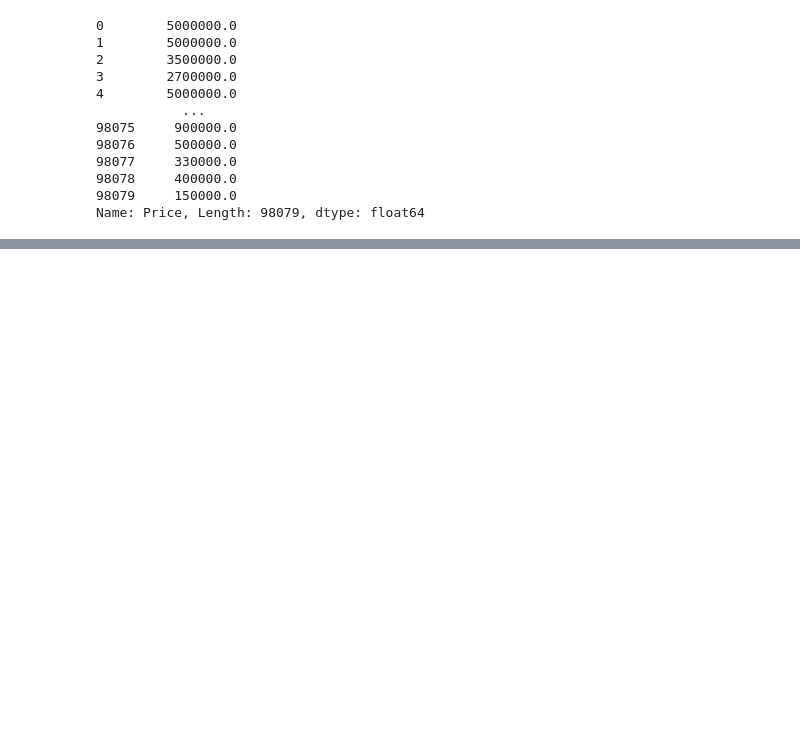
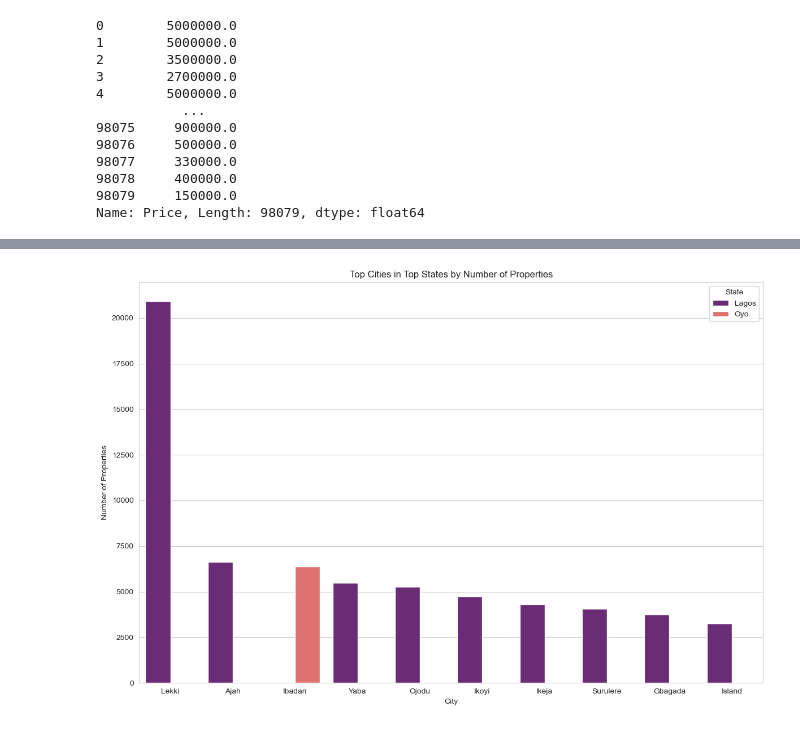
Before and after one commit to Oluwas3yifunmi/Nigeria_Building_Analysis, a Jupyter notebook: rents.ipynb, the cells around one changed output, grey strips where cells are left out. Drawn from its saved outputs; the diff is of its cells as text; code cells hidden in the pictures; blank space fills up the shorter version.

Commit message:
first visualization

```diff
--- a/rents.ipynb
+++ b/rents.ipynb
@@ -111,0 +103,21 @@ dfc.head()
+# %%
+#geographical distribution states level
+state_dist = dfc['Location'].value_counts(ascending=False)
+top_5_states = state_dist.head(5).index
+#filtering the data for the top 5 states
+top_states_data = dfc[dfc['Location'].isin(top_5_states)]
+#analyzing the distribution of properties in each city of each state
+top_state_dist = top_states_data.groupby(['Location', 'City']).size().sort_values(ascending=False).reset_index(name = 'Number of Properties')
+#visualizing the top 10 cities across each state
+top_cities = top_state_dist.head(10)
+
+plt.figure(figsize = (12,8))
+sns.barplot(x = 'City', y = 'Number of Properties', data = top_cities, palette='magma', hue= 'Location')
+plt.title('Top Cities in Top States by Number of Properties')
+plt.ylabel('Number of Properties')
+plt.xlabel('City')
+plt.legend(title='State')
+plt.tight_layout()
+plt.show()
+# %% [output]
+[figure, added]
```
Also changed, not shown: parts of 1 cell of this notebook.
